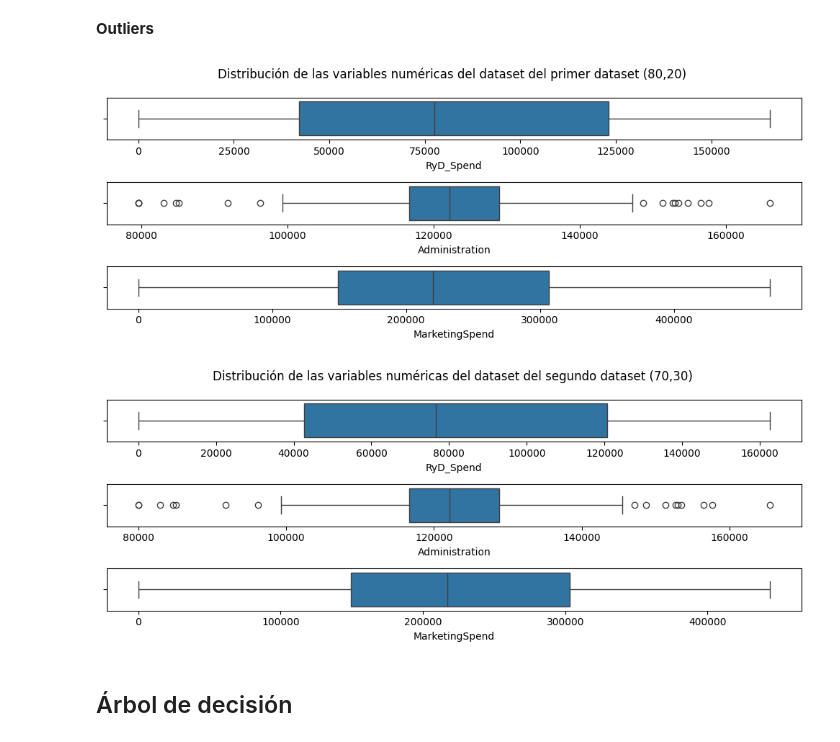
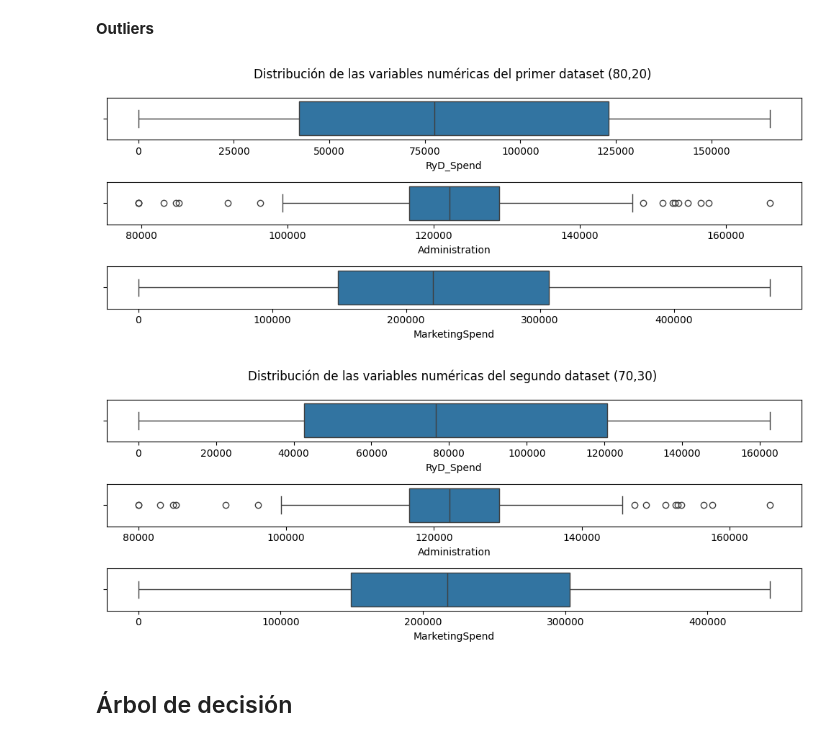
Before and after one commit to juanachies/TP2_Mineria, a Jupyter notebook: tp.ipynb, the cells around one changed output. Cells and saved outputs as stored; diff of their text form; code cells hidden in the pictures.

```diff
--- a/tp.ipynb
+++ b/tp.ipynb
@@ -199,17 +199,17 @@ X_test4[columnas_numericas] = winsor2.transform(X_test4[columnas_numericas])
 # %%
 fig, axes = plt.subplots(nrows=3, ncols=1, sharey=False, figsize=(10, 4))
 
 for i, col in enumerate(columnas_numericas, 1):
     sns.boxplot(data=X_train1, x=col, ax=axes.flatten()[i-1])
 
 for i in range(4, 4):
     axes.flatten()[i-1].axis('off')
 
-fig.suptitle('Distribución de las variables numéricas del dataset del primer dataset (80,20)')
+fig.suptitle('Distribución de las variables numéricas del primer dataset (80,20)')
 plt.tight_layout()
 plt.show()
 # %% [output]
-[figure, old version]
+[figure, new version]
 # %%
 fig, axes = plt.subplots(nrows=3, ncols=1, sharey=False, figsize=(10, 4))
 
@@ -219,11 +219,11 @@ for i, col in enumerate(columnas_numericas, 1):
 for i in range(4, 4):
     axes.flatten()[i-1].axis('off')
 
-fig.suptitle('Distribución de las variables numéricas del dataset del segundo dataset (70,30)')
+fig.suptitle('Distribución de las variables numéricas del segundo dataset (70,30)')
 plt.tight_layout()
 plt.show()
 # %% [output]
-[figure, old version]
+[figure, new version]
 # %% [markdown]
 ## Árbol de decisión
 # %% [markdown]
```
Also changed, not shown: parts of 60 cells of this notebook.
